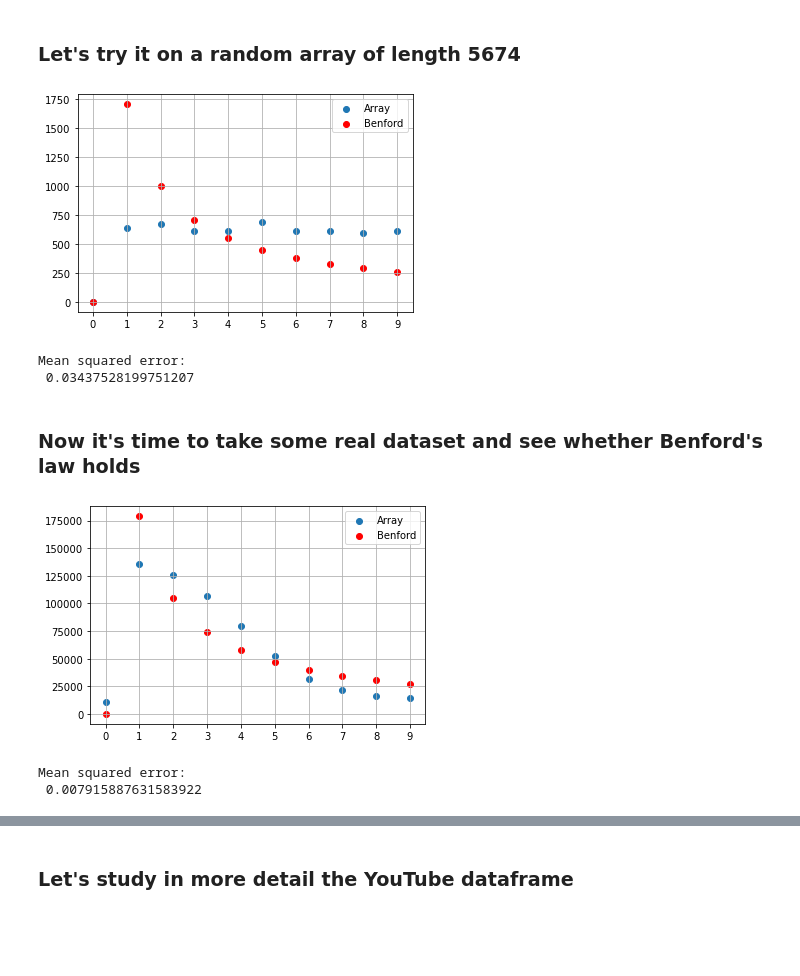
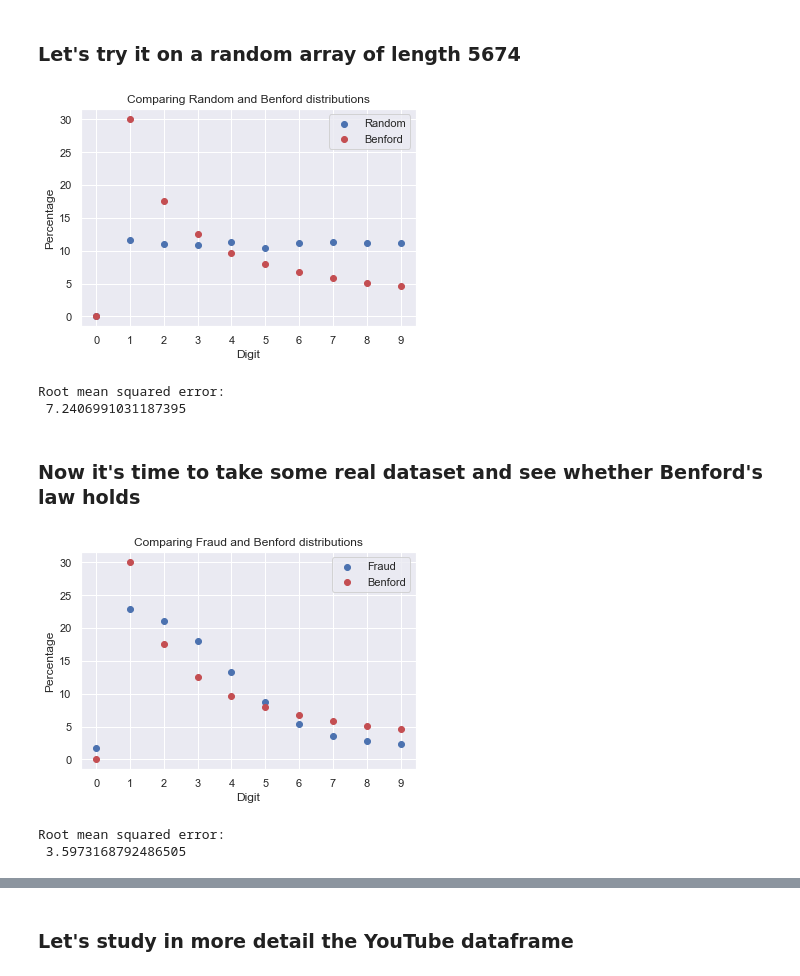
Before and after one commit to Marta-Bar/Benfords-law, a Jupyter notebook: Benfordness.ipynb, the cells around one changed output, grey strips where cells are left out. Saved outputs shown, nothing was run; the diff lists cells and outputs as text; code cells hidden in the pictures; blank space fills up the shorter version.

```diff
--- a/Benfordness.ipynb
+++ b/Benfordness.ipynb
@@ -19,46 +19,54 @@ array([   0.   , 1707.874,  998.624,  709.25 ,  550.378,  448.246,
 # %%
 def Benf(w):
     # extract the first digit
+    if type(w) is not np.ndarray: w = w.to_numpy()
     for j in range(len(w)):
         w[j]=int(str(w[j])[0])
 
     # count the frequency of each digit
-    count = pd.Series(w).value_counts().sort_index()
+    count = pd.Series(w).value_counts(normalize=True).sort_index()
 
     # it might be that a digit is missing. put zero instead.
     c = pd.DataFrame(count)
     c.index= [int(x) for x in c.index]
     z = pd.DataFrame({'a': np.zeros(10)},np.arange(0,10))
     join_df = c.join(z,how='outer').fillna(0)
-    c = list(join_df[0]+join_df['a'])
+    c = list((join_df[0]+join_df['a'])*100)
+    # print('Percentages:\n', c)
+    # plot this distribution and the one according to Benford's law
+    RMSE = mean_squared_error(b,c, squared= False)
 
-    # plot this distribution and the one according to Benford's law
+    return c, RMSE
+
+def Benf_print(w, name= 'Given'):
+    c, RMSE = Benf(w)
     fig = plt.figure()
     ax = fig.gca()
     ax.set_xticks(np.arange(0, 10))
     plt.scatter(np.arange(0,10), c, label = 'Naive')
-    plt.scatter(np.arange(0,10), benford(len(w)), color = 'r', label = 'Benford')
-    # ------------> aggiungi label!!!
-    ax.legend(['Array','Benford'])
-    plt.grid()
+    plt.scatter(np.arange(0,10), b, color = 'r', label = 'Benford')
+    plt.title('Comparing '+name+' and Benford distributions')
+    plt.ylabel('Percentage')
+    plt.xlabel('Digit')
+    ax.legend([name,'Benford'])
+    ax.grid(b= True)
     plt.show()
+
 
   #  print('Frequency of the given array: \n', count, '\n')
   #  print('Frequency according to Benford distribution: \n', pd.Series(benford(len(w))), '\n')
-    print('Mean squared error: \n', mean_squared_error(pd.Series(benford(len(w)))/np.linalg.norm(pd.Series(benford(len(w)))),c/np.linalg.norm(c)))
-    # -------------> controlla normalizzazione!!!
-    return
+    print('Root mean squared error: \n', RMSE,'\n\n')
 # %% [markdown]
 ### Let's try it on a random array of length 5674
 # %%
 w = np.random.rand(5674)*1000000
-Benf(w)
+Benf_print(w, 'Random')
 
 # ---------> for con tanti vettori e vedere un errore medio
 # %% [output]
-[figure, old version]
+[figure, new version]
-Mean squared error:
- 0.03437528199751207
+Root mean squared error:
+ 7.2406991031187395
 # %% [markdown]
 ### Now it's time to take some real dataset and see whether Benford's law holds
 # %%
@@ -68,12 +76,12 @@ Mean squared error:
 df = pd.read_csv('fraud_detection_bank_dataset.csv')
 
 # and consider the column with the amount of the purchase
-amount = df['amount'].to_numpy()
-Benf(amount)
+amount = df['amount']
+Benf_print(amount, 'Fraud')
 # %% [output]
-[figure, old version]
+[figure, new version]
-Mean squared error:
- 0.007915887631583922
+Root mean squared error:
+ 3.5973168792486505
 # %%
 # Consider the MusicNet dataset, a collection of 330 freely-licensed classical music recordings
 # https://www.kaggle.com/imsparsh/musicnet-dataset?select=musicnet_metadata.csv
```
Also changed, not shown: parts of 25 cells of this notebook.
